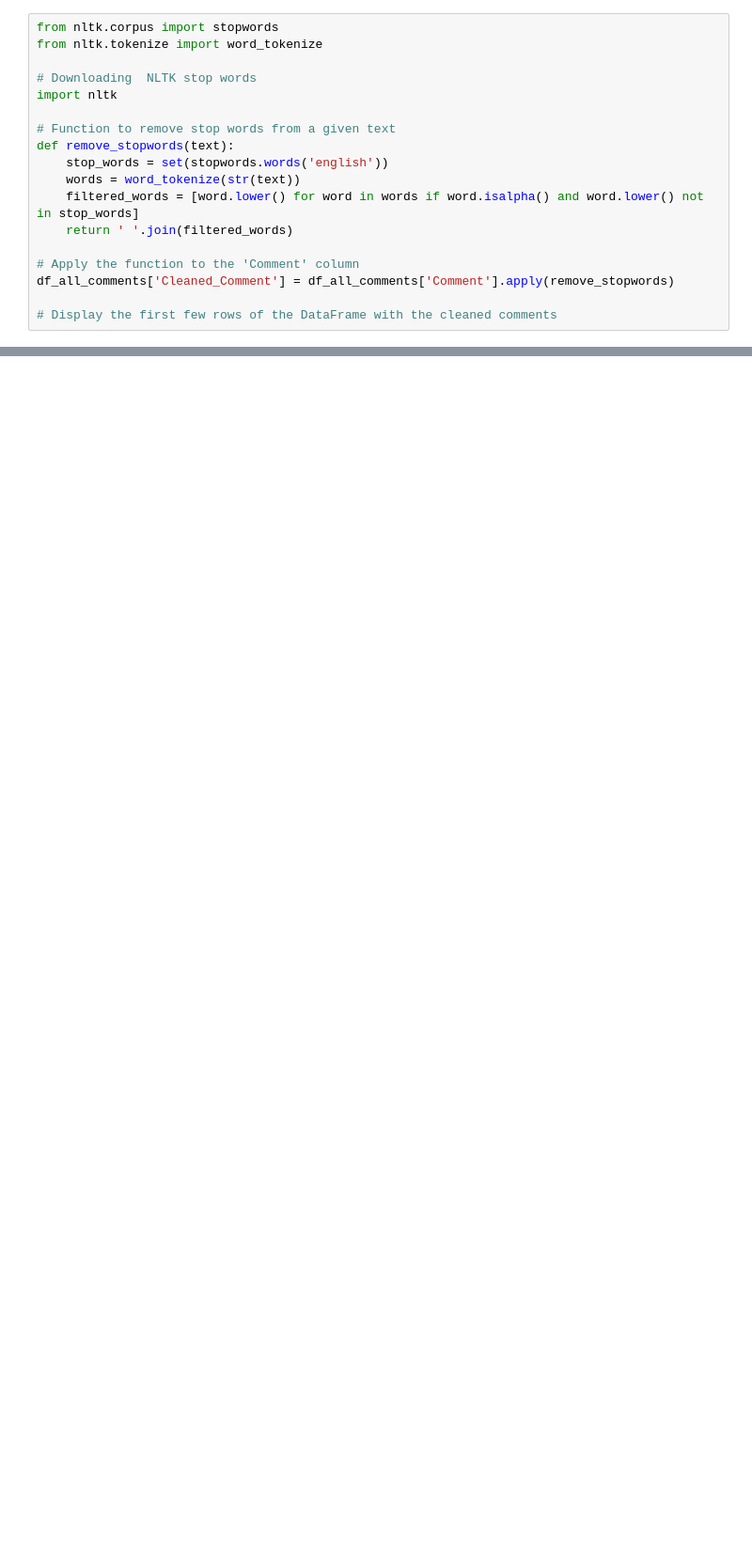
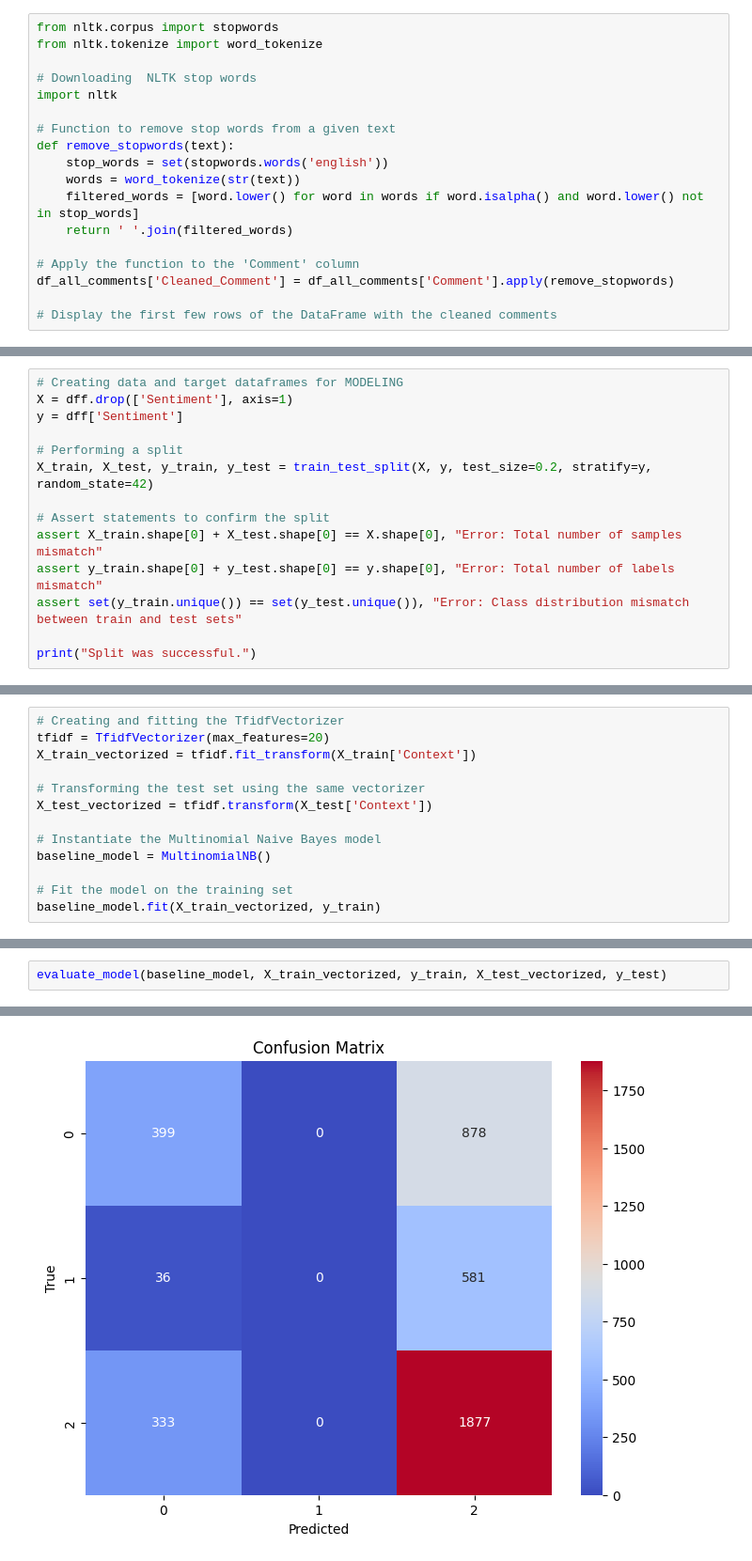
Before and after one commit to Amell88/Hacker-news1, a Jupyter notebook: capstone.ipynb, the cells around one changed output, grey strips where cells are left out. Shown at 94% size. Drawn from its saved outputs; the diff is of its cells as text; blank space fills up the shorter version.

```diff
--- a/capstone.ipynb
+++ b/capstone.ipynb
@@ -534,0 +782,14 @@ df_all_comments.head()
+# %%
+# Creating data and target dataframes for MODELING
+X = dff.drop(['Sentiment'], axis=1)
+y = dff['Sentiment']
+
+# Performing a split
+X_train, X_test, y_train, y_test = train_test_split(X, y, test_size=0.2, stratify=y, random_state=42)
+
+# Assert statements to confirm the split
+assert X_train.shape[0] + X_test.shape[0] == X.shape[0], "Error: Total number of samples mismatch"
+assert y_train.shape[0] + y_test.shape[0] == y.shape[0], "Error: Total number of labels mismatch"
+assert set(y_train.unique()) == set(y_test.unique()), "Error: Class distribution mismatch between train and test sets"
+
+print("Split was successful.")
@@ -534,0 +952,13 @@ df_all_comments.head()
+# %%
+# Creating and fitting the TfidfVectorizer
+tfidf = TfidfVectorizer(max_features=20)
+X_train_vectorized = tfidf.fit_transform(X_train['Context'])
+
+# Transforming the test set using the same vectorizer
+X_test_vectorized = tfidf.transform(X_test['Context'])
+
+# Instantiate the Multinomial Naive Bayes model
+baseline_model = MultinomialNB()
+
+# Fit the model on the training set
+baseline_model.fit(X_train_vectorized, y_train)
@@ -534,0 +969,3 @@ df_all_comments.head()
+# %%
+evaluate_model(baseline_model, X_train_vectorized, y_train, X_test_vectorized, y_test)
+# %% [output]
@@ -534,0 +975 @@ df_all_comments.head()
+[figure, added]
```
Also changed, not shown: parts of 76 cells of this notebook.
